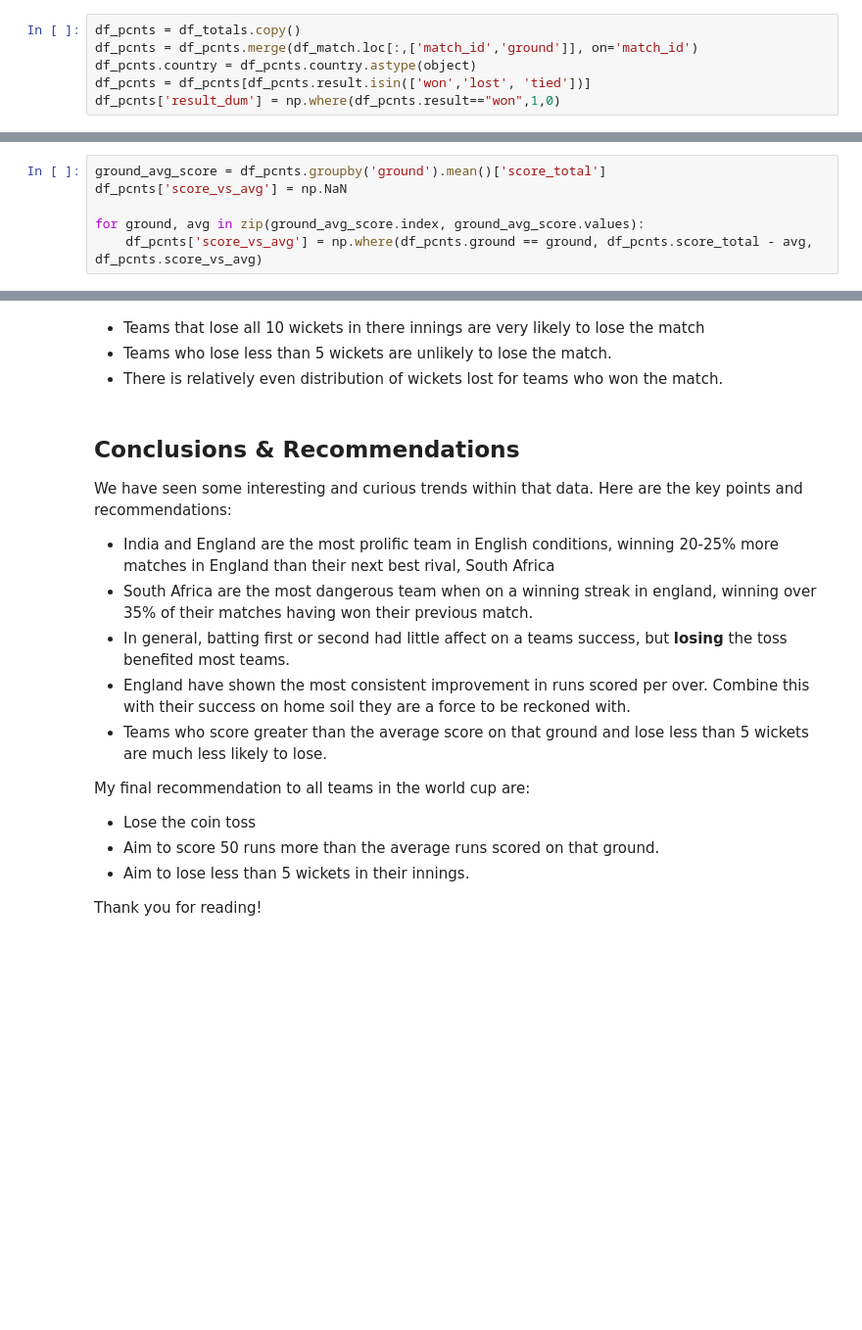
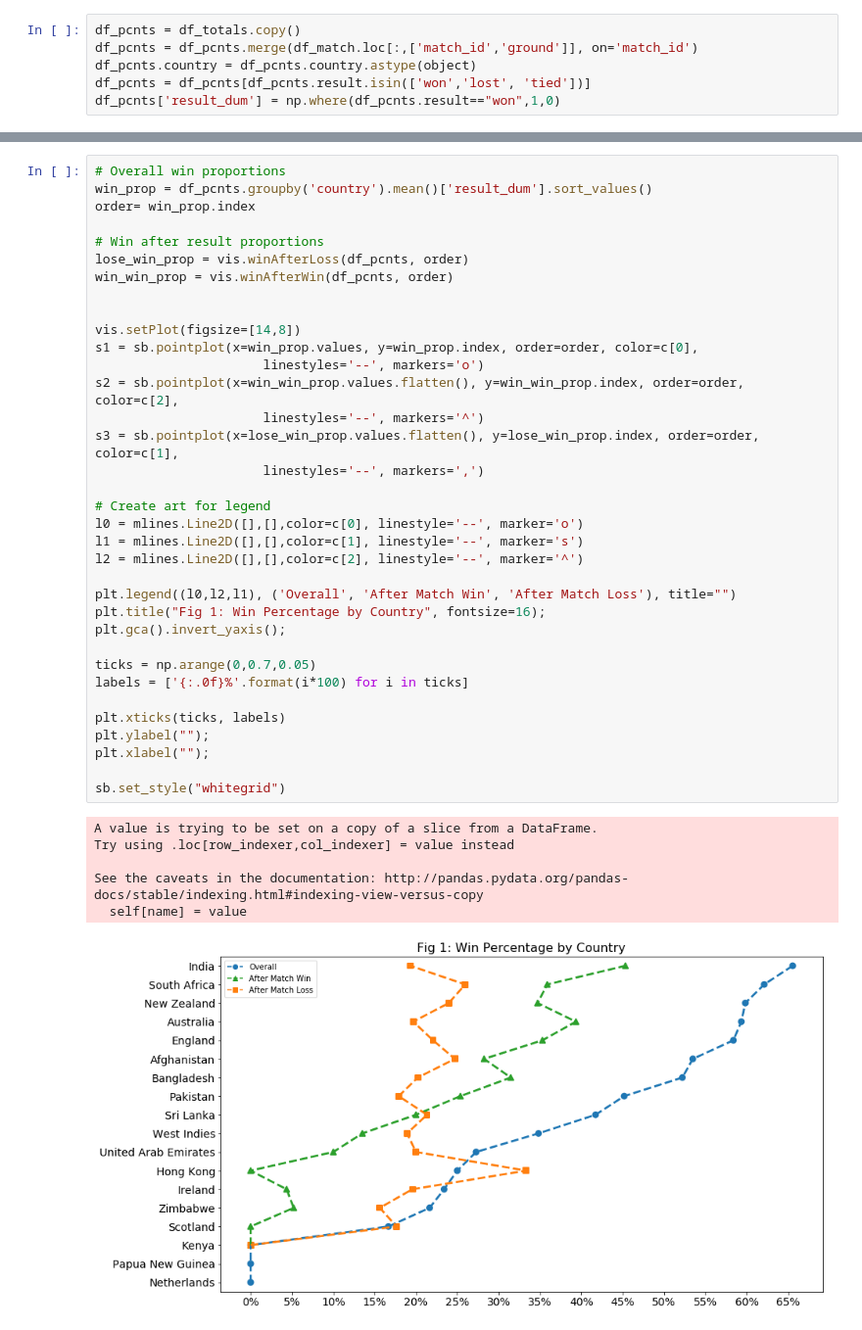
Before and after one commit to matt-fielding8/ODI_Cricket, a Jupyter notebook: notebooks/ODI_Cricket_Findings.ipynb, the cells around one changed output, grey strips where cells are left out. Shown: that part at 98% size. Drawn from its saved outputs; the diff is of its cells as text; blank space fills up the shorter version.

Commit message:
Final notebook checkpoint with .html copies

```diff
--- a/notebooks/ODI_Cricket_Findings.ipynb
+++ b/notebooks/ODI_Cricket_Findings.ipynb
@@ -360,6 +112,0 @@ As we might expect that the average rpo for each team is higher for games in whi
-# %%
-ground_avg_score = df_pcnts.groupby('ground').mean()['score_total']
-df_pcnts['score_vs_avg'] = np.NaN
-
-for ground, avg in zip(ground_avg_score.index, ground_avg_score.values):
-    df_pcnts['score_vs_avg'] = np.where(df_pcnts.ground == ground, df_pcnts.score_total - avg, df_pcnts.score_vs_avg)
@@ -397,19 +113,42 @@ plt.colorbar(label='Match Counts');
-# %% [markdown]
-- Teams that lose all 10 wickets in there innings are very likely to lose the match
-- Teams who lose less than 5 wickets are unlikely to lose the match.
-- There is relatively even distribution of wickets lost for teams who won the match.
-# %% [markdown]
-## Conclusions & Recommendations
-We have seen some interesting and curious trends within that data. Here are the key points and recommendations:
-- India and England are the most prolific team in English conditions, winning 20-25% more matches in England than their next best rival, South Africa
-- South Africa are the most dangerous team when on a winning streak in england, winning over 35% of their matches having won their previous match.
-- In general, batting first or second had little affect on a teams success, but **losing** the toss benefited most teams.
-- England have shown the most consistent improvement in runs scored per over. Combine this with their success on home soil they are a force to be reckoned with.
-- Teams who score greater than the average score on that ground and lose less than 5 wickets are much less likely to lose.
-
-My final recommendation to all teams in the world cup are:
-- Lose the coin toss
-- Aim to score 50 runs more than the average runs scored on that ground.
-- Aim to lose less than 5 wickets in their innings.
-
-Thank you for reading!
+# %%
+# Overall win proportions
+win_prop = df_pcnts.groupby('country').mean()['result_dum'].sort_values()
+order= win_prop.index
+
+# Win after result proportions
+lose_win_prop = vis.winAfterLoss(df_pcnts, order)
+win_win_prop = vis.winAfterWin(df_pcnts, order)
+
+
+vis.setPlot(figsize=[14,8])
+s1 = sb.pointplot(x=win_prop.values, y=win_prop.index, order=order, color=c[0],
+                      linestyles='--', markers='o')
+s2 = sb.pointplot(x=win_win_prop.values.flatten(), y=win_win_prop.index, order=order, color=c[2],
+                      linestyles='--', markers='^')
+s3 = sb.pointplot(x=lose_win_prop.values.flatten(), y=lose_win_prop.index, order=order, color=c[1],
+                      linestyles='--', markers=',')
+
+# Create art for legend
+l0 = mlines.Line2D([],[],color=c[0], linestyle='--', marker='o')
+l1 = mlines.Line2D([],[],color=c[1], linestyle='--', marker='s')
+l2 = mlines.Line2D([],[],color=c[2], linestyle='--', marker='^')
+
+plt.legend((l0,l2,l1), ('Overall', 'After Match Win', 'After Match Loss'), title="")
+plt.title("Fig 1: Win Percentage by Country", fontsize=16);
+plt.gca().invert_yaxis();
+
+ticks = np.arange(0,0.7,0.05)
+labels = ['{:.0f}%'.format(i*100) for i in ticks]
+
+plt.xticks(ticks, labels)
+plt.ylabel("");
+plt.xlabel("");
+
+sb.set_style("whitegrid")
+# %% [output]
+A value is trying to be set on a copy of a slice from a DataFrame.
+Try using .loc[row_indexer,col_indexer] = value instead
+
+See the caveats in the documentation: http://pandas.pydata.org/pandas-docs/stable/indexing.html#indexing-view-versus-copy
+  self[name] = value
+[figure, added]
```
Also changed, not shown: parts of 65 cells of this notebook, 7 other files.
